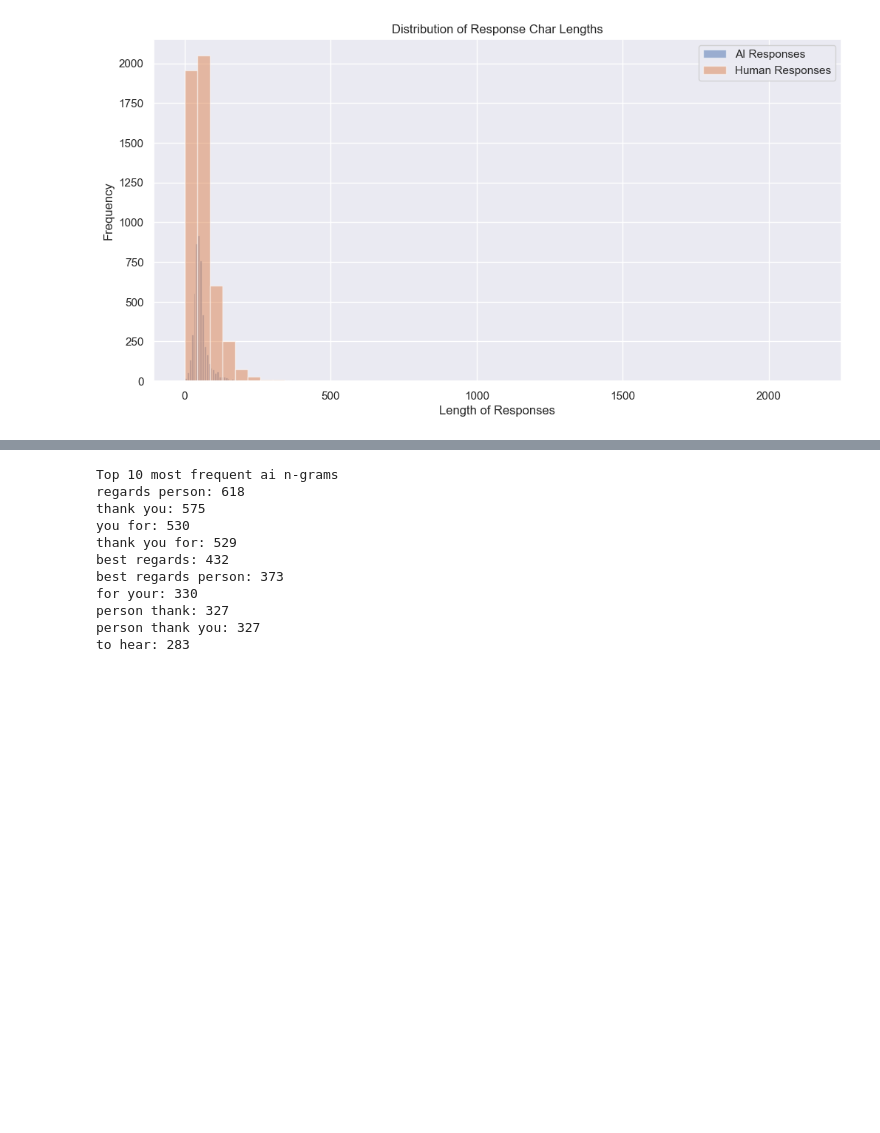
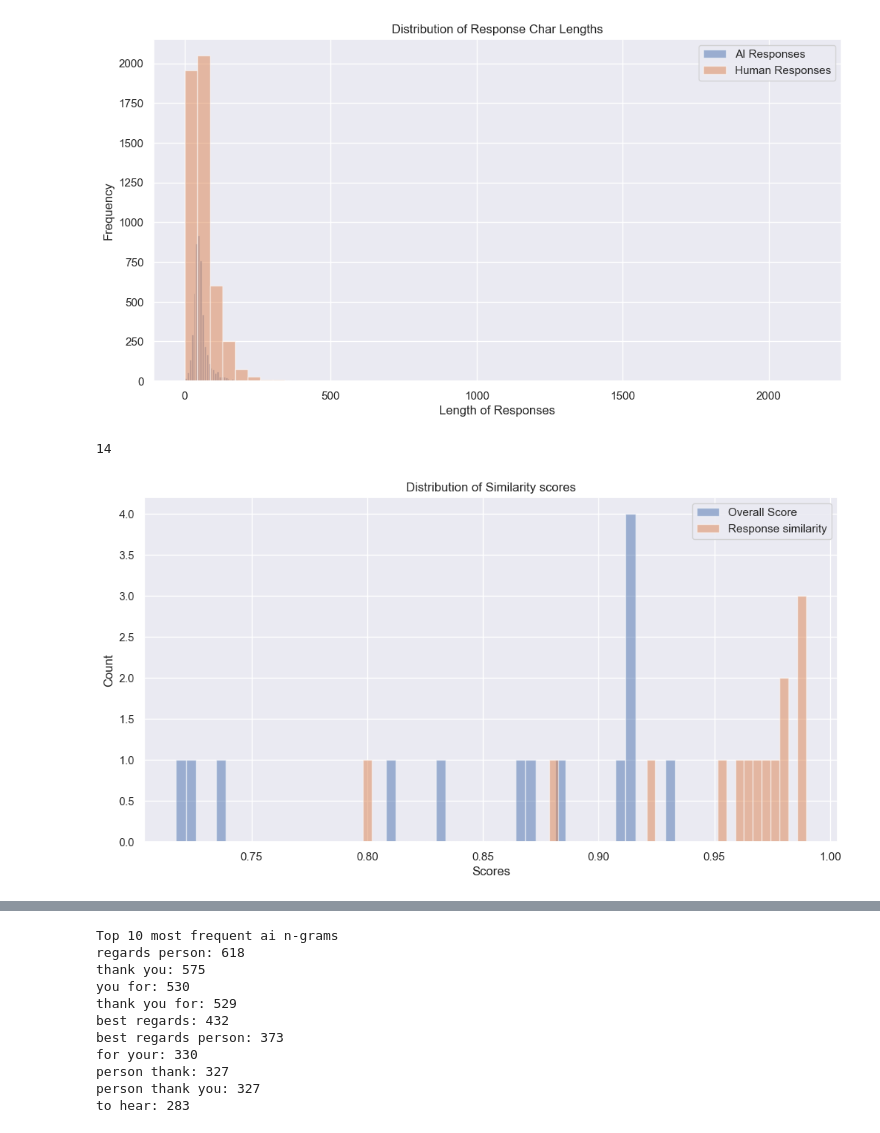
Before and after one commit to imsiddhant07/cs-responses, a Jupyter notebook: src/evaluations/response_analysis.ipynb, the cells around one changed output, grey strips where cells are left out. Cells and saved outputs as stored; diff of their text form; code cells hidden in the pictures; blank space fills up the shorter version.

```diff
--- a/src/evaluations/response_analysis.ipynb
+++ b/src/evaluations/response_analysis.ipynb
@@ -11,11 +11,11 @@ sns.set()
 data_path = '../../data'
 
 # Step 1: Read data from the structured JSON files for equal data
-with open(f'{data_path}/structured_equal.json', 'r') as f:
+with open(f'{data_path}/scored_equal.json', 'r') as f:
     equal_data = json.load(f)  # Load the data from JSON file into a Python list
 
 # Step 2: Read data from the structured JSON files for non-equal data
-with open(f'{data_path}/structured_non_equal.json', 'r') as f:
+with open(f'{data_path}/scored_non_equal.json', 'r') as f:
     non_equal_data = json.load(f)
 # %%
 # Plotting histogram
@@ -72,3 +72,32 @@ non_equal_human_responses_len = [len(data.split(' ')) for data in non_equal_huma
 plot_histogram(non_equal_ai_responses_len, non_equal_human_responses_len)
 # %% [output]
 [figure]
+# %%
+# Plotting histogram
+def plot_score_histogram(ai_data, human_data):
+    plt.figure(figsize=(12, 6))
+    plt.hist(ai_data, bins=50, alpha=0.5, label='Overall Score')
+    plt.hist(human_data, bins=50, alpha=0.5, label='Response similarity')
+    plt.title('Distribution of Similarity scores')
+    plt.xlabel('Scores')
+    plt.ylabel('Count')
+    plt.legend()
+    plt.show()
+# %%
+# Plot for AI response score
+equal_ai_scores = [data['score'] for data in equal_data]
+equal_response_scores = [data['scores']['responses_similarity'] for data in equal_data]
+
+equal_ai_scores = []
+equal_response_scores = []
+for data in equal_data:
+    similarity = data['scores']['responses_similarity']
+    if similarity < 0.99:
+        equal_ai_scores.append(data['score'])
+        equal_response_scores.append(data['scores']['responses_similarity'])
+
+print(len(equal_ai_scores))
+plot_score_histogram(equal_ai_scores, equal_response_scores)
+# %% [output]
+14
+[figure, added]
```
Also changed, not shown: parts of 5 cells of this notebook.
